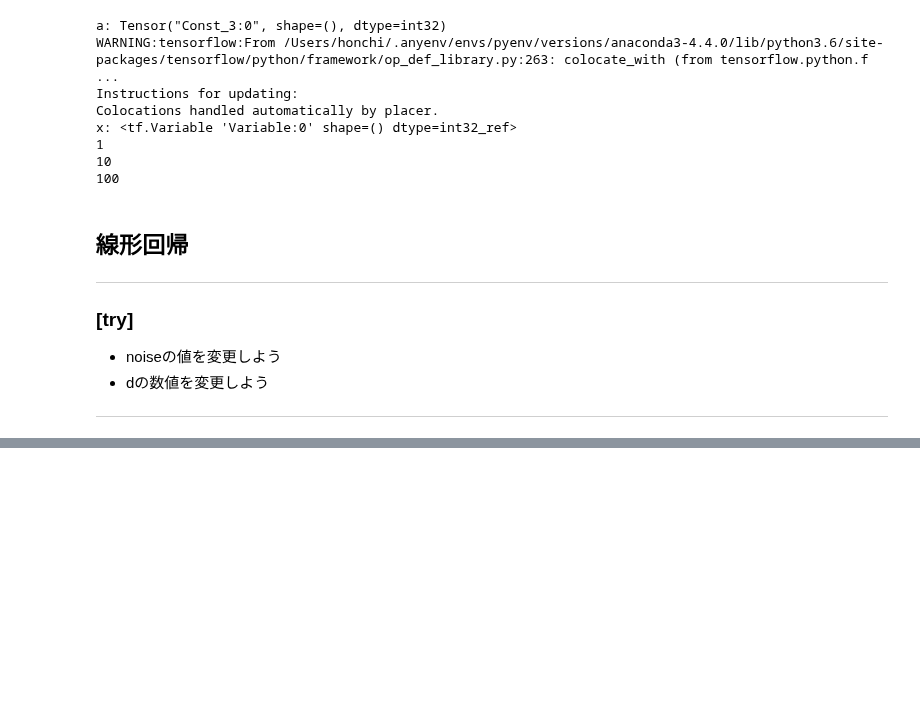
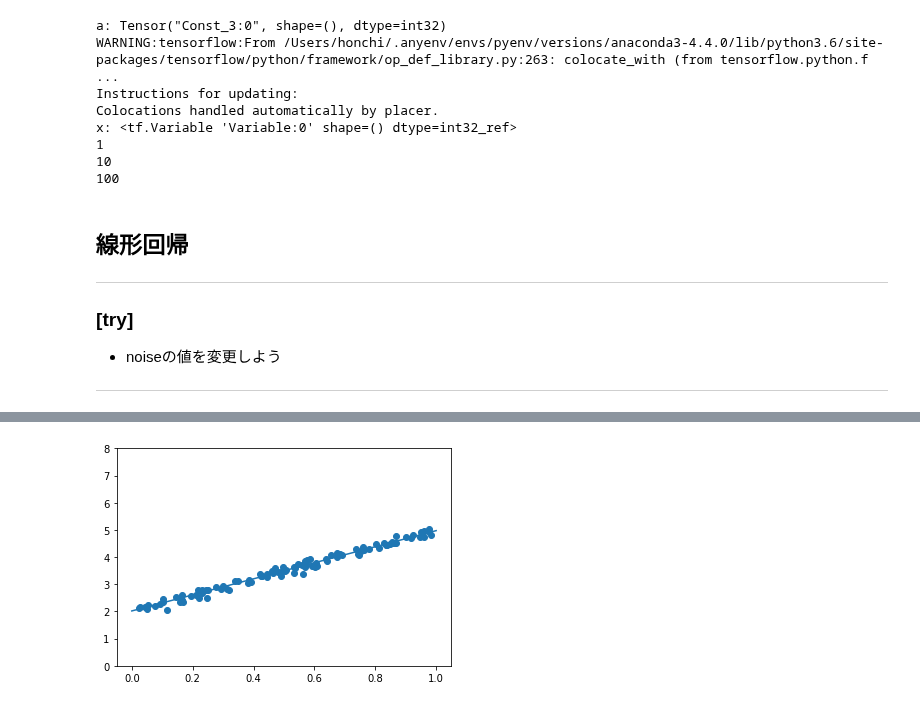
Before and after one commit to honchi-github-project/study_deeplearning_e, a Jupyter notebook: 03_exercise/lesson_4/4_1_tensorflow_codes_1.ipynb, the cells around one changed output, grey strips where cells are left out. Drawn from its saved outputs; the diff is of its cells as text; code cells hidden in the pictures; blank space fills up the shorter version.

```diff
--- a/03_exercise/lesson_4/4_1_tensorflow_codes_1.ipynb
+++ b/03_exercise/lesson_4/4_1_tensorflow_codes_1.ipynb
@@ -98,8 +98,78 @@ x: <tf.Variable 'Variable:0' shape=() dtype=int32_ref>
 100
 # %% [markdown]
 ## 線形回帰
----------------------------------------------------------------------------------------------------------------------------------------------------------------------------------------------
+-----
 ### [try]
 -  noiseの値を変更しよう
--  dの数値を変更しよう
----------------------------------------------------------------------------------------------------------------------------------------------------------------------------------------------
+-----
+# %%
+import numpy as np
+import tensorflow as tf
+import matplotlib.pyplot as plt
+
+## 【レポート提出者変更】
+%matplotlib inline
+
+iters_num = 300
+plot_interval = 10
+
+# データを生成
+n = 100
+x = np.random.rand(n)
+d = 3 * x + 2         # 3 * x + 2
+
+# ノイズを加える
+noise = 0.1           # original 0.3
+d = d + noise * np.random.randn(n)
+
+# 入力値
+xt = tf.placeholder(tf.float32)
+dt = tf.placeholder(tf.float32)
+
+# 最適化の対象の変数を初期化
+W = tf.Variable(tf.zeros([1]))
+b = tf.Variable(tf.zeros([1]))
+
+y = W * xt + b
+
+# 誤差関数 平均2乗誤差
+loss = tf.reduce_mean(tf.square(y - dt))
+optimizer = tf.train.GradientDescentOptimizer(0.1)
+train = optimizer.minimize(loss)
+
+# 初期化
+init = tf.global_variables_initializer()
+sess = tf.Session()
+sess.run(init)
+
+# 作成したデータをトレーニングデータとして準備
+x_train = x.reshape(-1,1)
+d_train = d.reshape(-1,1)
+
+# トレーニング
+for i in range(iters_num):
+    sess.run(train, feed_dict={xt:x_train,dt:d_train})
+    if (i+1) % plot_interval == 0:
+        loss_val = sess.run(loss, feed_dict={xt:x_train,dt:d_train})
+        W_val = sess.run(W)
+        b_val = sess.run(b)
+        print('Generation: ' + str(i+1) + '. 誤差 = ' + str(loss_val))
+
+print(W_val)
+print(b_val)
+
+#  予測関数
+def predict(x):
+    return W_val * x + b_val
+
+fig = plt.figure()
+subplot = fig.add_subplot(1, 1, 1)
+
+plt.ylim(0, 8)  ## 【レポート提出者変更】
+
+plt.scatter(x, d)
+linex = np.linspace(0, 1, 2)
+liney = predict(linex)
+subplot.plot(linex,liney)
+plt.show()
+# %% [output]
@@ -106,3 +193,4 @@ x: <tf.Variable 'Variable:0' shape=() dtype=int32_ref>
+[figure, added]
 # %%
 import numpy as np
 import tensorflow as tf
```
Also changed, not shown: parts of 8 cells of this notebook, 7 other files.
